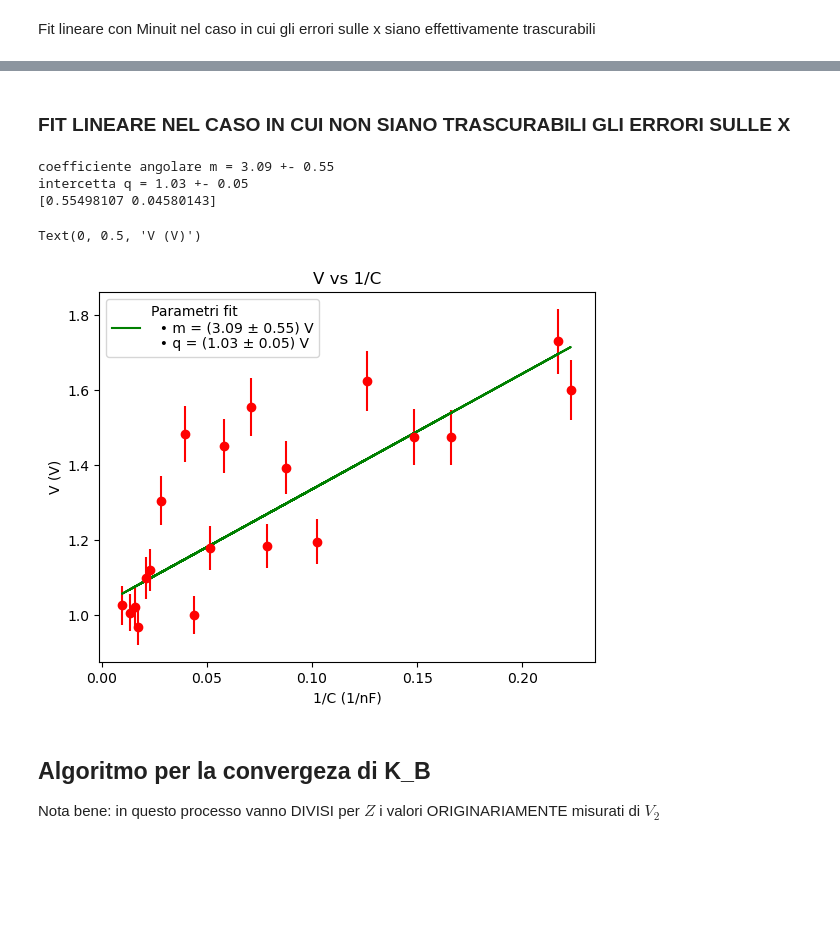
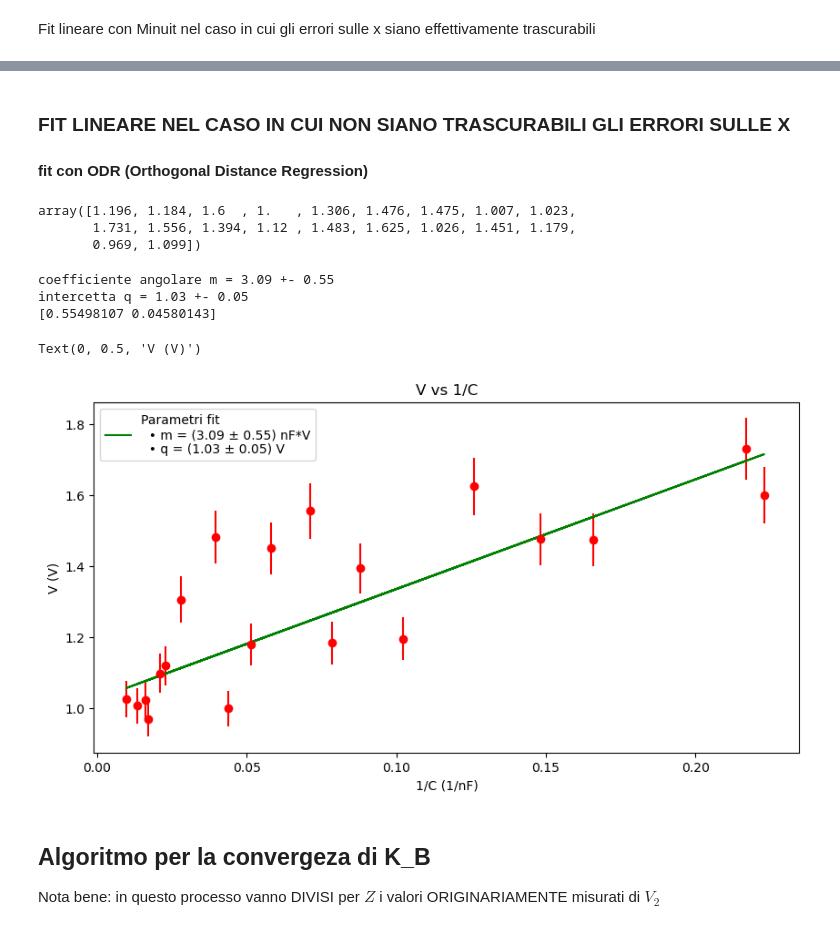
Before and after one commit to Dariomin/Lab4, a Jupyter notebook: kB_tensione.ipynb, the cells around one changed output, grey strips where cells are left out. Drawn from its saved outputs; the diff is of its cells as text; code cells hidden in the pictures; blank space fills up the shorter version.

```diff
--- a/kB_tensione.ipynb
+++ b/kB_tensione.ipynb
@@ -26,10 +14,11 @@ df = pd.read_excel(
     usecols="E:J",
     nrows = 20
 )
-c = df["Capacità misurata (nF)"]
-err_c = df["Err C (nF)"]
-v = df["V2 (V)"]
-err_v = df["Err V ( V)"]
+c = np.array(df["Capacità misurata (nF)"])
+err_c = np.array(df["Err C (nF)"])
+
+v = np.array(df["V2 (V)"])
+err_v = np.array(df["Err V ( V)"])
 
 c_rev = 1 / c
 err_c_rev = err_c/ c**2
@@ -70,3 +132,5 @@ Fit lineare con Minuit nel caso in cui gli errori sulle x siano effettivamente t
 # %% [markdown]
  ### FIT LINEARE NEL CASO IN CUI NON SIANO TRASCURABILI GLI ERRORI SULLE X
+
+#### fit con ODR (Orthogonal Distance Regression)
 # %%
@@ -91,6 +154,12 @@ def fit_lineare(x,y, errx, erry):
     dev_std = output.sd_beta
 
     return par, dev_std
+# %%
+v
+# %% [output]
+array([1.196, 1.184, 1.6  , 1.   , 1.306, 1.476, 1.475, 1.007, 1.023,
+       1.731, 1.556, 1.394, 1.12 , 1.483, 1.625, 1.026, 1.451, 1.179,
+       0.969, 1.099])
 # %%
 par, dev_std = fit_lineare(c_rev, v, err_c_rev, err_v)
 print(f"coefficiente angolare m = {par[0]:.2f} +- {dev_std[0]:.2f} ")
@@ -101,24 +170,25 @@ coefficiente angolare m = 3.09 +- 0.55
 intercetta q = 1.03 +- 0.05
 [0.55498107 0.04580143]
 # %%
+plt.figure(figsize=(10, 5))
 plt.errorbar(c_rev, v, yerr = err_v, xerr = err_c_rev,fmt = "o", color = "red")
 label_fit = (
     "Parametri fit"
-    "\n  • " + f"m = ({par[0]:.2f} ± {dev_std[0]:.2f}) V"
+    "\n  • " + f"m = ({par[0]:.2f} ± {dev_std[0]:.2f}) nF*V"
     "\n  • " + f"q = ({par[1]:.2f} ± {dev_std[1]:.2f}) V"
 )
 plt.plot(
     c_rev,
     linear_func(par, c_rev),
     color="green",
     label=label_fit)
 plt.title("V vs 1/C")
 plt.xlabel("1/C (1/nF)")
 plt.legend()
 plt.ylabel("V (V)")
 # %% [output]
 Text(0, 0.5, 'V (V)')
-[figure, old version]
+[figure, new version]
 # %% [markdown]
 ## Algoritmo per la convergeza di K_B
 
```
Also changed, not shown: parts of 15 cells of this notebook.
